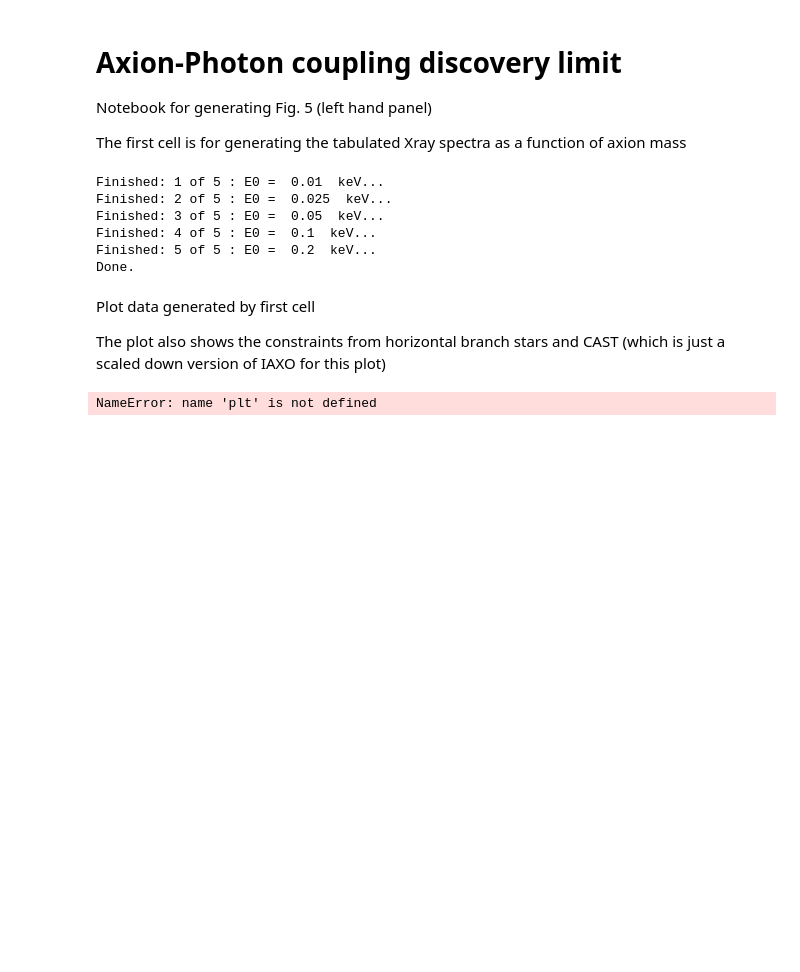
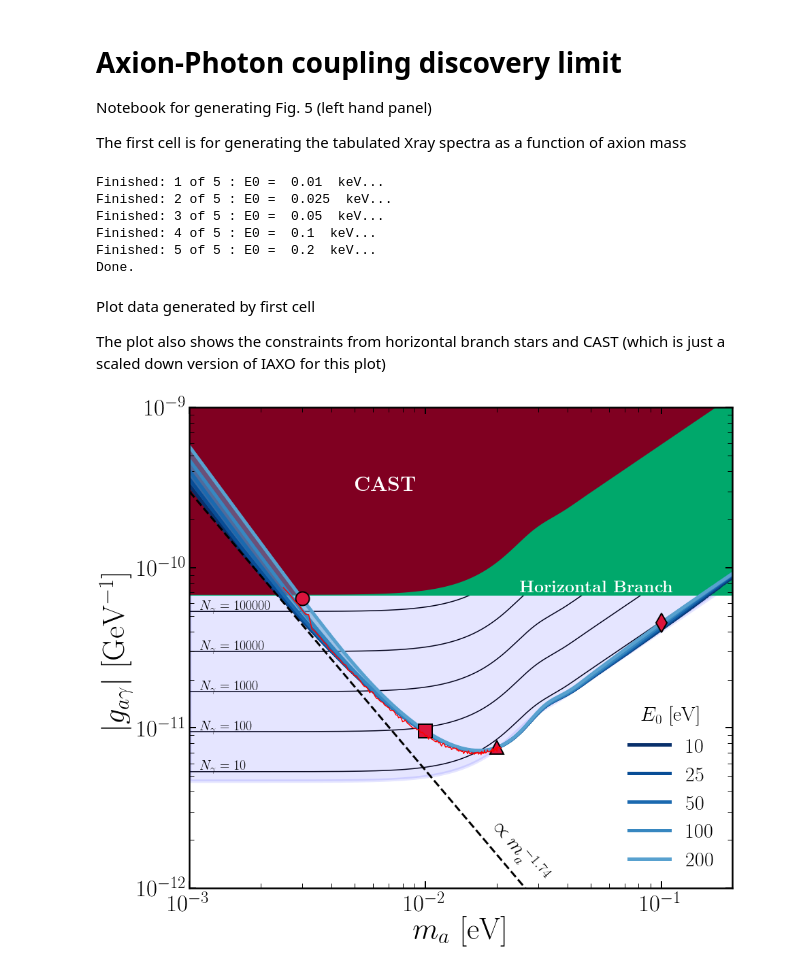
Before and after one commit to cajohare/IAXOmass, a Jupyter notebook: code/plot_MassDiscovery_Photon.ipynb, the cells around one changed output. Saved outputs shown, nothing was run; the diff lists cells and outputs as text; code cells hidden in the pictures; blank space fills up the shorter version.

```diff
--- a/code/plot_MassDiscovery_Photon.ipynb
+++ b/code/plot_MassDiscovery_Photon.ipynb
@@ -74,7 +74,7 @@ plt.fill_between(m_DL_vals,IAXO,y2=ymax,edgecolor="Blue",facecolor="Blue",alpha=
 for Ngamma in [10,100,1000,10000,100000]:
     Nline = Like.ConstantObsNumberLine(Ngamma,m_DL_vals,m_vals,R1_tab)
     plt.loglog(m_DL_vals,Nline,'k-',zorder=0)
-    plt.text(1.1e-3,Nline[0]*1.05,r'$N_\gamma$ = '+str(Ngamma),fontsize=20)
+    plt.text(1.1e-3,Nline[0]*1.0,r'$N_\gamma$ = '+str(Ngamma),fontsize=20)
 
 # HB limit
 HB_col = [0.0, 0.66, 0.42]
@@ -108,33 +108,33 @@ DLp = Like.MassDiscoveryLimit_Simple(m_vals,R1_tab,R0,mp)
 markerz = ['o','s','^','d']
 for i in range(0,size(mp)):
     plt.plot(mp[i],DLp[i],markerz[i],color='Crimson',markersize=20,markeredgecolor='k',markeredgewidth=2)
 
 # Load in MC data
-dat = loadtxt('Theopisti/Graph_gagg_res010_threshold100_eff.txt')
-plt.loglog(dat[:,0],dat[:,1],'r-',linewidth=3)
+dat = loadtxt('../my_data/MonteCarlo/Graph_gagg_res010_threshold100_eff.txt')
+plt.loglog(dat[:,0],dat[:,1],'r-',linewidth=1.5)
 
 # Style
 plt.xlim([m_DL_vals[0],m_DL_vals[-1]])
 plt.ylim([ymin,ymax])
 plt.xticks(fontsize=35)
 plt.yticks(fontsize=35)
 ax.tick_params(which='major',direction='in',width=2,length=10,right=True,top=True)
 ax.tick_params(which='minor',direction='in',width=1,length=7,right=True,top=True)
 ax.tick_params(axis='x', which='major', pad=10)
 plt.xlabel(r"$m_a$ [eV]",fontsize=45)
 plt.ylabel(r"$|g_{a\gamma}|$ [GeV$^{-1}$]",fontsize=45)
 
 # Legend
 leg = plt.legend(fontsize=30,frameon=False,title=r'$E_0$ [eV]',loc="lower right")
 plt.setp(leg.get_title(),fontsize=30)
 
 # Show and save
 plt.show()
 fig.savefig('../plots/MassDiscoveryLimit_Photon.pdf',bbox_inches='tight')
 fig.savefig('../plots/plots_png/MassDiscoveryLimit_Photon.png',bbox_inches='tight') # Save for preview in README
 fig.savefig('MassDiscoveryLimit_Photon.pdf',bbox_inches='tight')
 
 # Save data for other plots
 savetxt("../my_data/MassDiscoveryLimit_Photon.txt",vstack((m_DL_vals,DL)))
 # %% [output]
-NameError: name 'plt' is not defined
+[figure, added]
```
Also changed, not shown: 25 other files.
